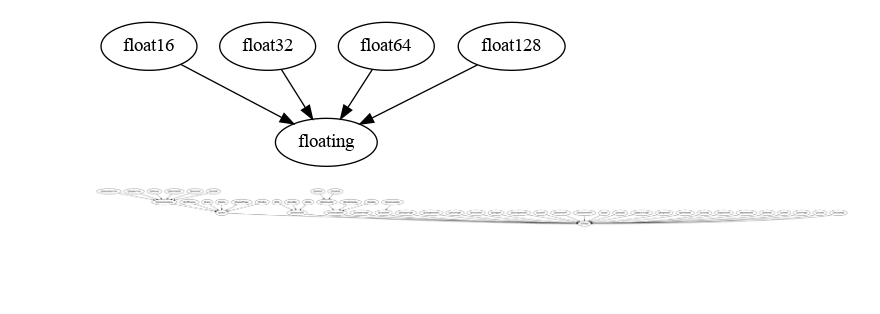
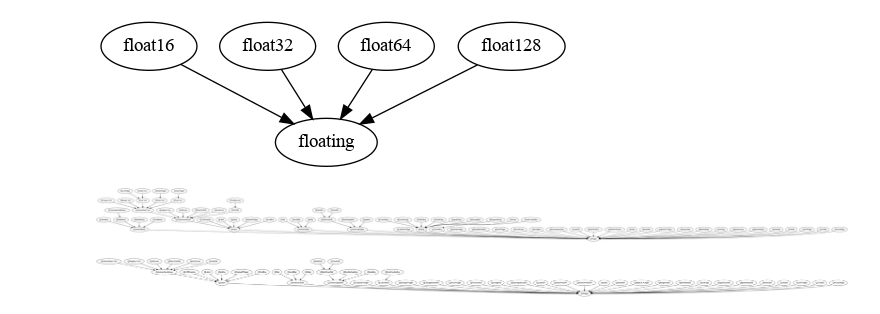
Before and after one commit to data-exp-lab/inheritance_explorer, a Jupyter notebook: docs/examples/ex_003_Qwidgets.ipynb, the cells around one changed output. Saved outputs shown, nothing was run; the diff lists cells and outputs as text; code cells hidden in the pictures; blank space fills up the shorter version.

Commit message:
code widget, still in progress

```diff
--- a/docs/examples/ex_003_Qwidgets.ipynb
+++ b/docs/examples/ex_003_Qwidgets.ipynb
@@ -6,6 +6,13 @@ cgt = ClassGraphTree(base_class)
 cgt.show_graph()
 # %% [output]
 [figure]
+# %%
+from qtpy.QtWidgets import QWidget
+from inheritance_explorer import ClassGraphTree
+cgt = ClassGraphTree(QWidget) #, max_recursion_level=2, classes_to_exclude=('QAbstractButton', 'QDialog'))
+cgt.show_graph()
+# %% [output]
+[figure, added]
 # %%
 cgt = ClassGraphTree(QWidget, max_recursion_level=2, classes_to_exclude=('QAbstractButton', 'QDialog'))
 cgt.show_graph()
```
Also changed, not shown: 8 other files.
